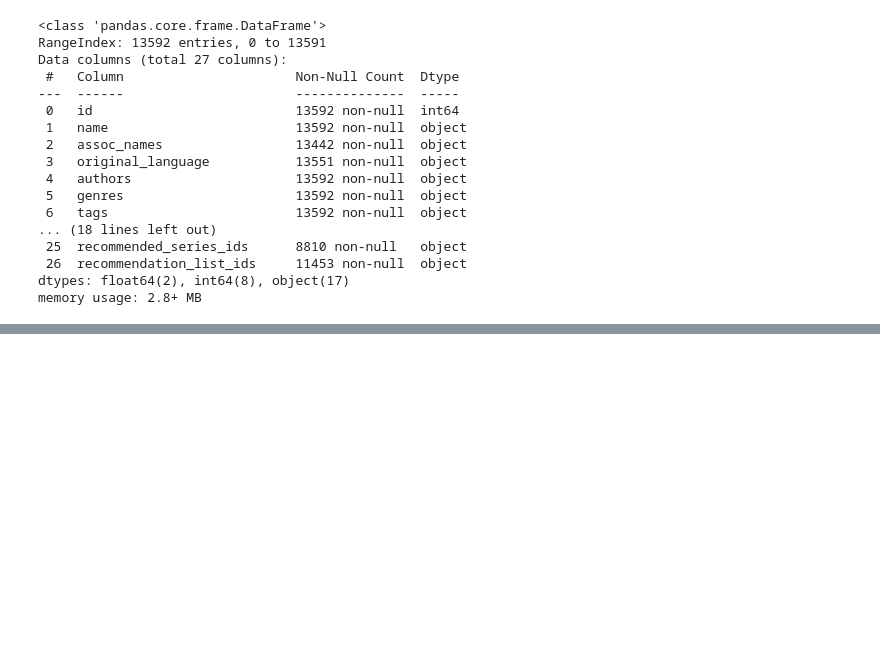
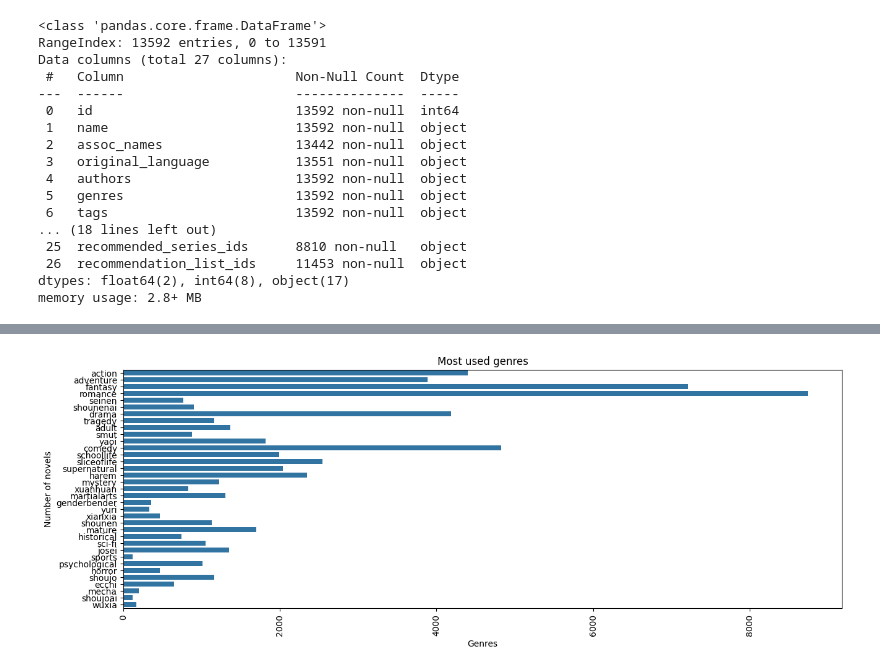
Before and after one commit to schneialexan/novel_recommender, a Jupyter notebook: data_exploration.ipynb, the cells around one changed output, grey strips where cells are left out. Cells and saved outputs as stored; diff of their text form; code cells hidden in the pictures; blank space fills up the shorter version.

```diff
--- a/data_exploration.ipynb
+++ b/data_exploration.ipynb
@@ -38,0 +59,10 @@ memory usage: 2.8+ MB
+# %%
+'''
+make this in 1 line:
+
+genres = df['genres']
+genres_list = ",".join(genres.tolist())
+genres_list = genres_list.replace('[', '').replace(']', '').replace("'", '').replace(' ', '').split(',')
+'''
+genres_list = ','.join(df['genres'].to_list()).replace('[', '').replace(']', '').replace("'", '').replace(' ', '').split(',')
+genres_list
@@ -38,0 +87,12 @@ memory usage: 2.8+ MB
+# %%
+genres_list = genres_list.split(',')
+#plot
+plt.figure(figsize=(15, 5))
+sns.countplot(genres_list)
+plt.title('Most used genres')
+plt.xlabel('Genres')
+plt.ylabel('Number of novels')
+plt.xticks(rotation=90)
+plt.show()
+# %% [output]
+[figure, added]
```
Also changed, not shown: parts of 7 cells of this notebook, 4 other files.
